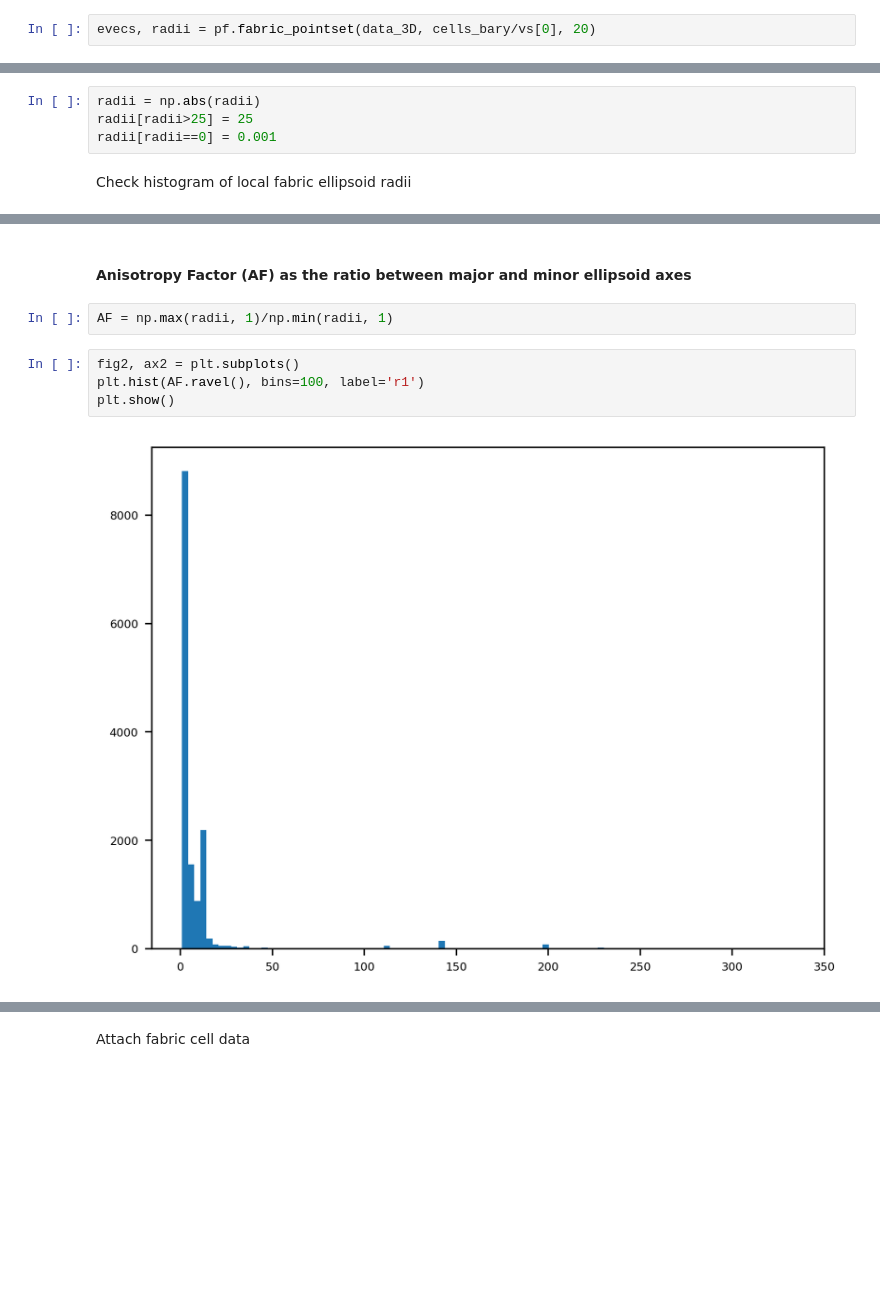
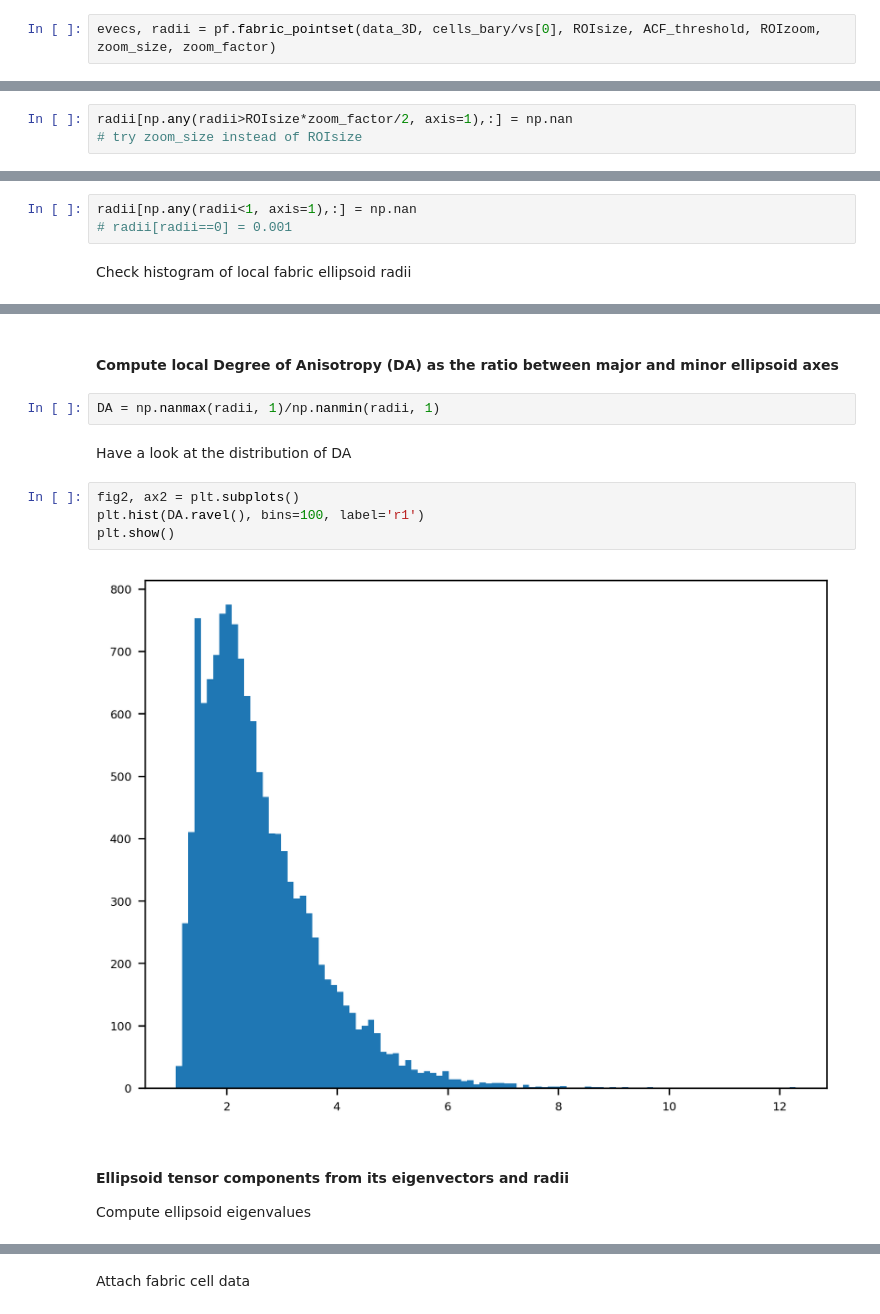
Before and after one commit to ciclope-microFE/ciclope, a Jupyter notebook: pyfabric_ex01_prox_femur.ipynb, the cells around one changed output, grey strips where cells are left out. Saved outputs shown, nothing was run; the diff lists cells and outputs as text; blank space fills up the shorter version.

Commit message:
write fabric symm tensor components

```diff
--- a/pyfabric_ex01_prox_femur.ipynb
+++ b/pyfabric_ex01_prox_femur.ipynb
@@ -156,2 +175,2 @@ cells_bary = np.sum(mesh_trab.points[mesh_trab.cells[0][1][:]], 1)/mesh_trab.poi
 # %%
-evecs, radii = pf.fabric_pointset(data_3D, cells_bary/vs[0], 20)
+evecs, radii = pf.fabric_pointset(data_3D, cells_bary/vs[0], ROIsize, ACF_threshold, ROIzoom, zoom_size, zoom_factor)
@@ -161,0 +192,3 @@ Remove radii outliers
+# %%
+radii[np.any(radii>ROIsize*zoom_factor/2, axis=1),:] = np.nan
+# try zoom_size instead of ROIsize
@@ -162,6 +197,5 @@ Remove radii outliers
 # %%
-radii = np.abs(radii)
-radii[radii>25] = 25
-radii[radii==0] = 0.001
+radii[np.any(radii<1, axis=1),:] = np.nan
+# radii[radii==0] = 0.001
 # %% [markdown]
 Check histogram of local fabric ellipsoid radii
@@ -180,10 +224,15 @@ plt.show()
 # %% [markdown]
-#### Anisotropy Factor (AF) as the ratio between major and minor ellipsoid axes
+#### Compute local Degree of Anisotropy (DA) as the ratio between major and minor ellipsoid axes
 # %%
-AF = np.max(radii, 1)/np.min(radii, 1)
+DA = np.nanmax(radii, 1)/np.nanmin(radii, 1)
+# %% [markdown]
+Have a look at the distribution of DA
 # %%
 fig2, ax2 = plt.subplots()
-plt.hist(AF.ravel(), bins=100, label='r1')
+plt.hist(DA.ravel(), bins=100, label='r1')
 plt.show()
 # %% [output]
-[figure, old version]
+[figure, new version]
+# %% [markdown]
+#### Ellipsoid tensor components from its eigenvectors and radii
+Compute ellipsoid eigenvalues
```
Also changed, not shown: parts of 26 cells of this notebook, 1 other file.
